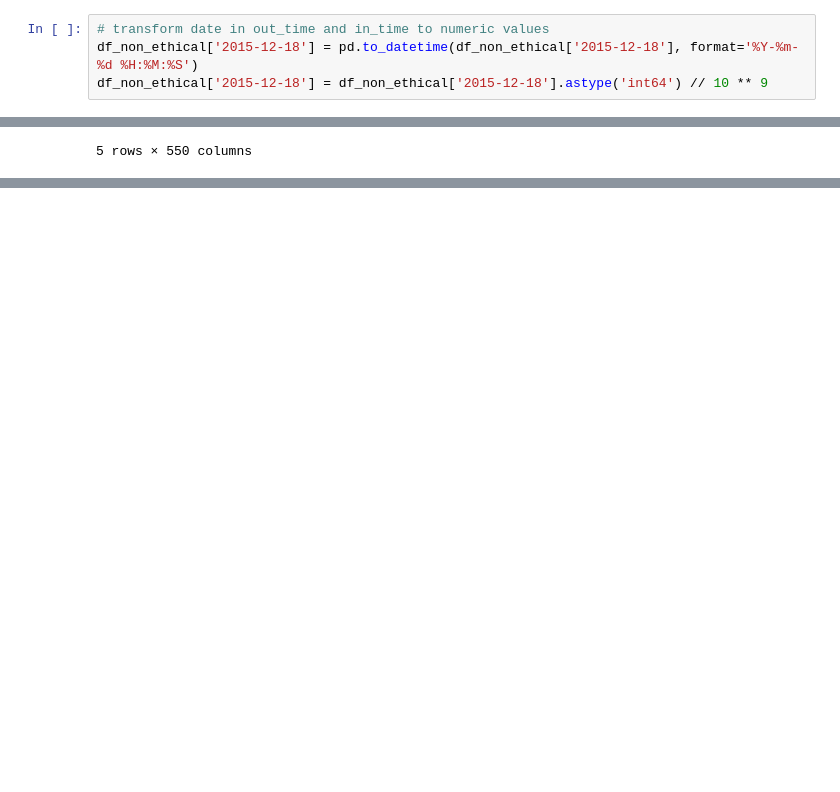
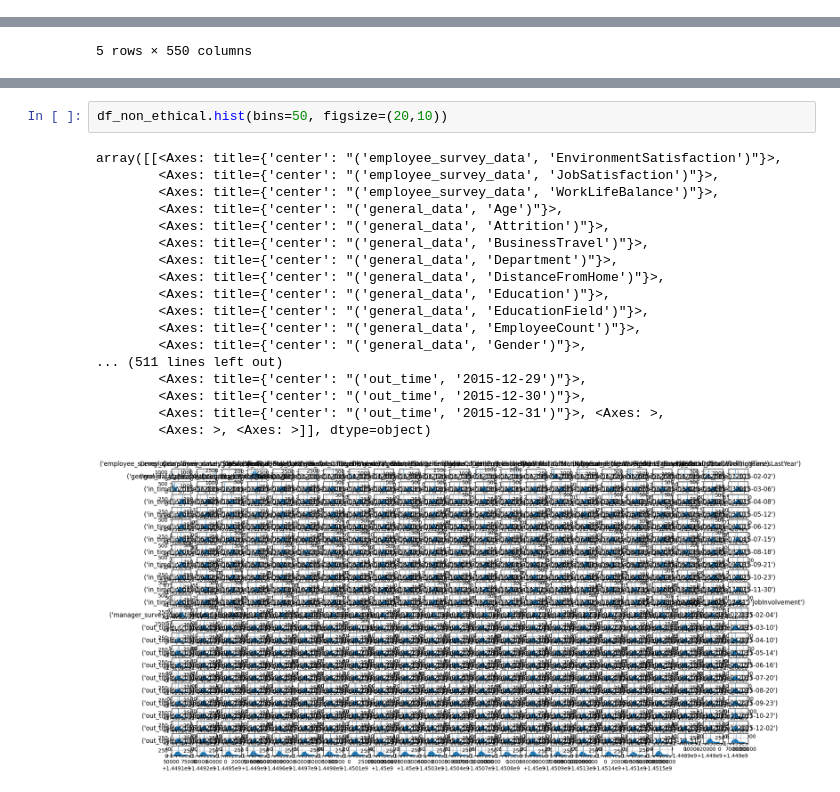
Before and after one commit to ArkaniosCesi/IA_project, a Jupyter notebook: test.ipynb, the cells around one changed output, grey strips where cells are left out. Saved outputs shown, nothing was run; the diff lists cells and outputs as text; blank space fills up the shorter version.

```diff
--- a/test.ipynb
+++ b/test.ipynb
@@ -145,7 +145,3 @@ df_non_ethical.head()
 | 4 | 4.0 | 4.0 | 3.0 | 38 | 0.0 | 0.0 | ... |
 | 5 | 4.0 | 1.0 | 3.0 | 32 | 0.0 | 2.0 | ... |
 5 rows × 550 columns
-# %%
-# transform date in out_time and in_time to numeric values
-df_non_ethical['2015-12-18'] = pd.to_datetime(df_non_ethical['2015-12-18'], format='%Y-%m-%d %H:%M:%S')
-df_non_ethical['2015-12-18'] = df_non_ethical['2015-12-18'].astype('int64') // 10 ** 9
@@ -187,0 +207,21 @@ df_non_ethical.head()
+# %%
+df_non_ethical.hist(bins=50, figsize=(20,10))
+# %% [output]
+array([[<Axes: title={'center': "('employee_survey_data', 'EnvironmentSatisfaction')"}>,
+        <Axes: title={'center': "('employee_survey_data', 'JobSatisfaction')"}>,
+        <Axes: title={'center': "('employee_survey_data', 'WorkLifeBalance')"}>,
+        <Axes: title={'center': "('general_data', 'Age')"}>,
+        <Axes: title={'center': "('general_data', 'Attrition')"}>,
+        <Axes: title={'center': "('general_data', 'BusinessTravel')"}>,
+        <Axes: title={'center': "('general_data', 'Department')"}>,
+        <Axes: title={'center': "('general_data', 'DistanceFromHome')"}>,
+        <Axes: title={'center': "('general_data', 'Education')"}>,
+        <Axes: title={'center': "('general_data', 'EducationField')"}>,
+        <Axes: title={'center': "('general_data', 'EmployeeCount')"}>,
+        <Axes: title={'center': "('general_data', 'Gender')"}>,
+... (511 lines left out)
+        <Axes: title={'center': "('out_time', '2015-12-29')"}>,
+        <Axes: title={'center': "('out_time', '2015-12-30')"}>,
+        <Axes: title={'center': "('out_time', '2015-12-31')"}>, <Axes: >,
+        <Axes: >, <Axes: >]], dtype=object)
+[figure, added]
```
Also changed, not shown: parts of 3 cells of this notebook.
